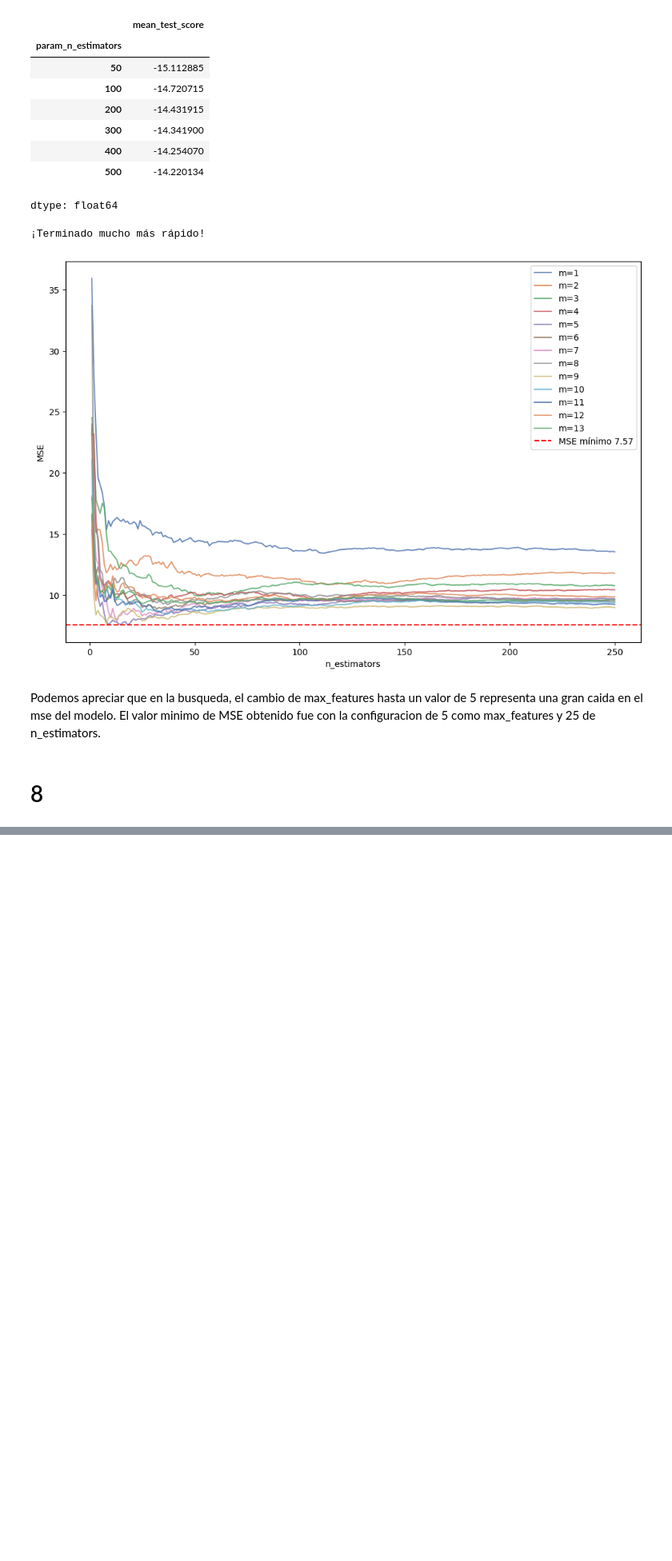
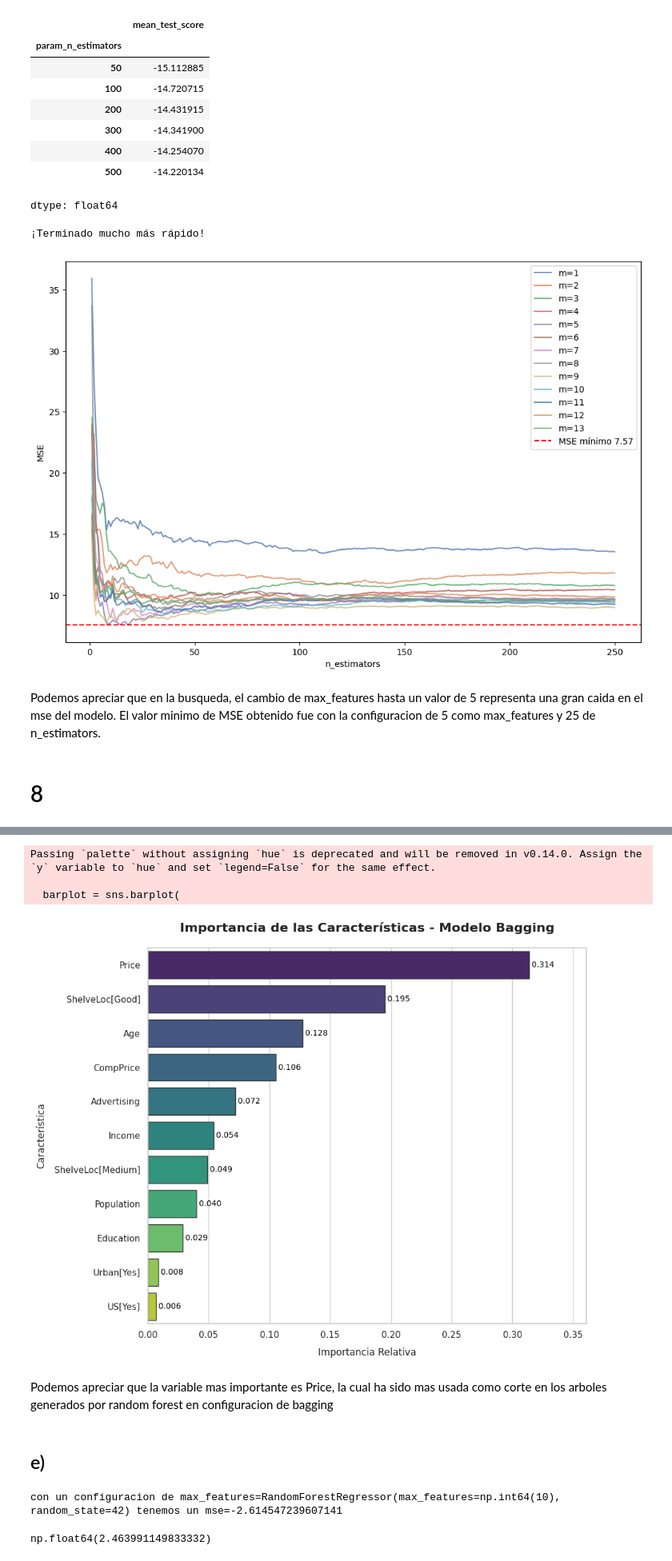
Before and after one commit to chuancao26/islp, a Jupyter notebook: exercices_Trees.ipynb, the cells around one changed output, grey strips where cells are left out. Shown at 80% size. Saved outputs shown, nothing was run; the diff lists cells and outputs as text; code cells hidden in the pictures; blank space fills up the shorter version.

```diff
--- a/exercices_Trees.ipynb
+++ b/exercices_Trees.ipynb
@@ -193,0 +312,68 @@ Podemos apreciar que en la busqueda, el cambio de max_features hasta un valor de
+# %%
+importances_df = pd.DataFrame({
+    'Feature': feature_names,
+    'Importance': carseat_bagging.feature_importances_
+})
+
+importances_df = importances_df.sort_values(by='Importance', ascending=False)
+
+
+sns.set_theme(style="whitegrid")
+
+plt.figure(figsize=(10, 8))
+
+
+barplot = sns.barplot(
+    data=importances_df,
+    x='Importance', #
+    y='Feature',
+    palette='viridis',
+    edgecolor='.2'
+)
+
+
+plt.title('Importancia de las Características - Modelo Bagging', fontsize=16, fontweight='bold', pad=20)
+plt.xlabel('Importancia Relativa', fontsize=12, labelpad=10)
+plt.ylabel('Característica', fontsize=12, labelpad=10)
+
+
+for index, value in enumerate(importances_df['Importance']):
+    plt.text(value, index, f' {value:.3f}', va='center', ha='left', fontsize=10, color='black')
+
+# Ajustamos el límite derecho del eje X para dar espacio al texto de los valores
+plt.xlim(right=importances_df['Importance'].max() * 1.15)
+
+
+plt.tight_layout()
+plt.show()
+# %% [output]
+Passing `palette` without assigning `hue` is deprecated and will be removed in v0.14.0. Assign the `y` variable to `hue` and set `legend=False` for the same effect.
+
+  barplot = sns.barplot(
+[figure, added]
+# %% [markdown]
+Podemos apreciar que la variable mas importante es Price, la cual ha sido mas usada como corte en los arboles generados por random forest en configuracion de bagging
+# %% [markdown]
+## e)
+# %%
+# vamos a buscar la mejor configuracion de max_features
+
+carseat_rf = RandomForestRegressor(random_state=42)
+
+params = {"max_features": np.arange(1, X_train.shape[1] + 1)}
+
+search = skm.GridSearchCV(carseat_rf,
+                          param_grid=params,
+                          cv=kfold,
+                          scoring="neg_mean_squared_error")
+
+search.fit(X_train, y_train)
+print(f"con un configuracion de max_features={search.best_estimator_} tenemos un mse={search.best_score_}")
+# %% [output]
+con un configuracion de max_features=RandomForestRegressor(max_features=np.int64(10), random_state=42) tenemos un mse=-2.614547239607141
+# %%
+carseat_rf = RandomForestRegressor(max_features=10, random_state=42).fit(X_train, y_train)
+y_hat_rf = carseat_rf.predict(X_test)
+np.mean((y_test - y_hat_rf)**2)
+# %% [output]
+np.float64(2.463991149833332)
```
Also changed, not shown: parts of 27 cells of this notebook.
